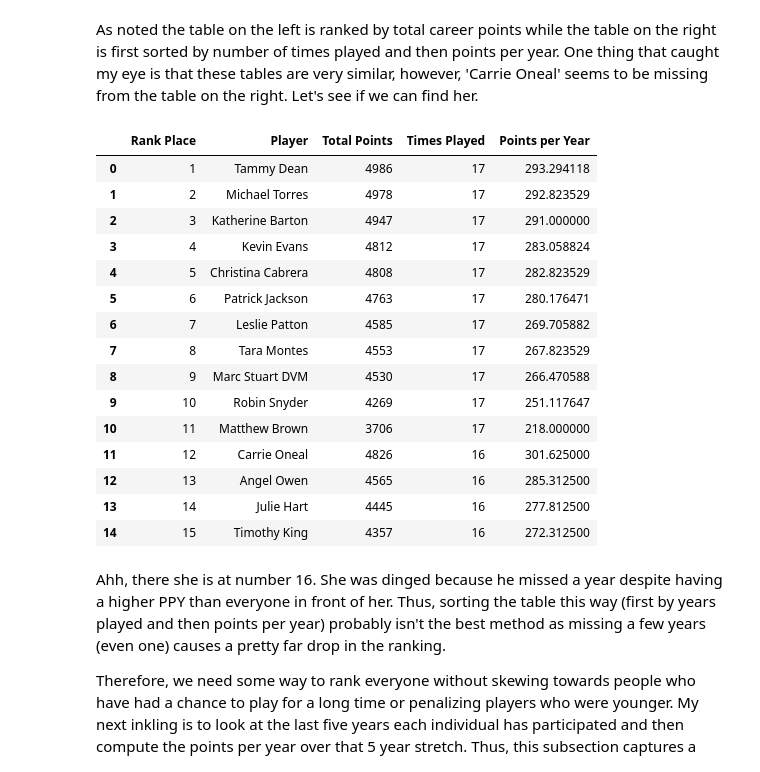
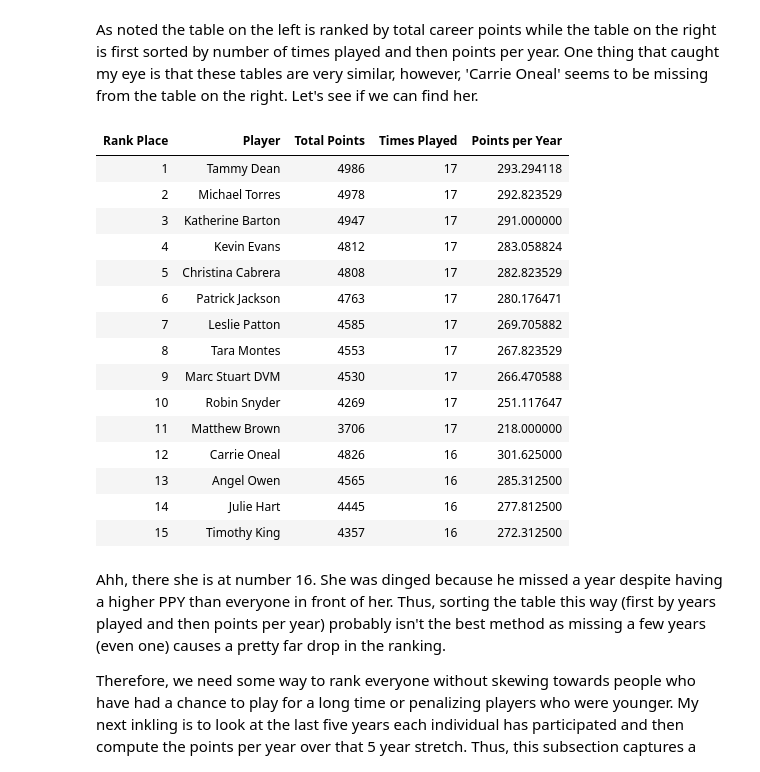
Before and after one commit to desdelgado/Family_Marchmadness_Pool, a Jupyter notebook: Wooing a girlfriend's family with data.ipynb, the cells around one changed output. Drawn from its saved outputs; the diff is of its cells as text; code cells hidden in the pictures.

```diff
--- a/Wooing a girlfriend's family with data.ipynb
+++ b/Wooing a girlfriend's family with data.ipynb
@@ -270,24 +270,24 @@ show_nice_table(Total_Year_PPY.head(10))
 # %% [markdown]
 As noted the table on the left is ranked by total career points while the table on the right is first sorted by number of times played and then points per year.  One thing that caught my eye is that these tables are very similar, however, 'Carrie Oneal' seems to be missing from the table on the right.  Let's see if we can find her.
 # %%
-display(Total_Year_PPY.head(15))
+show_nice_table(Total_Year_PPY.head(15))
 # %% [output]
-|  | Rank Place | Player | Total Points | Times Played | Points per Year |
-| 0 | 1 | Tammy Dean | 4986 | 17 | 293.294118 |
-| 1 | 2 | Michael Torres | 4978 | 17 | 292.823529 |
-| 2 | 3 | Katherine Barton | 4947 | 17 | 291.000000 |
-| 3 | 4 | Kevin Evans | 4812 | 17 | 283.058824 |
-| 4 | 5 | Christina Cabrera | 4808 | 17 | 282.823529 |
-| 5 | 6 | Patrick Jackson | 4763 | 17 | 280.176471 |
-| 6 | 7 | Leslie Patton | 4585 | 17 | 269.705882 |
-| 7 | 8 | Tara Montes | 4553 | 17 | 267.823529 |
-| 8 | 9 | Marc Stuart DVM | 4530 | 17 | 266.470588 |
-| 9 | 10 | Robin Snyder | 4269 | 17 | 251.117647 |
-| 10 | 11 | Matthew Brown | 3706 | 17 | 218.000000 |
-| 11 | 12 | Carrie Oneal | 4826 | 16 | 301.625000 |
-| 12 | 13 | Angel Owen | 4565 | 16 | 285.312500 |
-| 13 | 14 | Julie Hart | 4445 | 16 | 277.812500 |
-| 14 | 15 | Timothy King | 4357 | 16 | 272.312500 |
+| Rank Place | Player | Total Points | Times Played | Points per Year |
+| 1 | Tammy Dean | 4986 | 17 | 293.294118 |
+| 2 | Michael Torres | 4978 | 17 | 292.823529 |
+| 3 | Katherine Barton | 4947 | 17 | 291.000000 |
+| 4 | Kevin Evans | 4812 | 17 | 283.058824 |
+| 5 | Christina Cabrera | 4808 | 17 | 282.823529 |
+| 6 | Patrick Jackson | 4763 | 17 | 280.176471 |
+| 7 | Leslie Patton | 4585 | 17 | 269.705882 |
+| 8 | Tara Montes | 4553 | 17 | 267.823529 |
+| 9 | Marc Stuart DVM | 4530 | 17 | 266.470588 |
+| 10 | Robin Snyder | 4269 | 17 | 251.117647 |
+| 11 | Matthew Brown | 3706 | 17 | 218.000000 |
+| 12 | Carrie Oneal | 4826 | 16 | 301.625000 |
+| 13 | Angel Owen | 4565 | 16 | 285.312500 |
+| 14 | Julie Hart | 4445 | 16 | 277.812500 |
+| 15 | Timothy King | 4357 | 16 | 272.312500 |
 # %% [markdown]
 Ahh, there she is at number 16.  She was dinged because he missed a year despite having a higher PPY than everyone in front of her.  Thus, sorting the table this way (first by years played and then points per year) probably isn't the best method as missing a few years (even one) causes a pretty far drop in the ranking.
 
```
Also changed, not shown: parts of 3 cells of this notebook.
